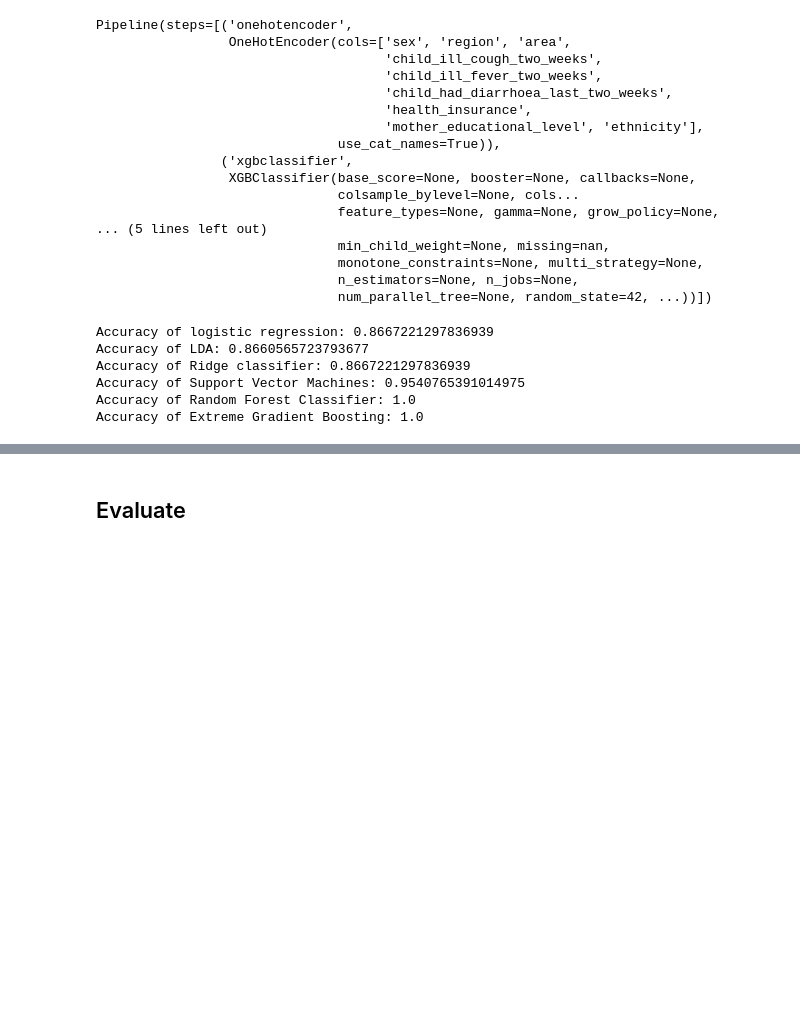
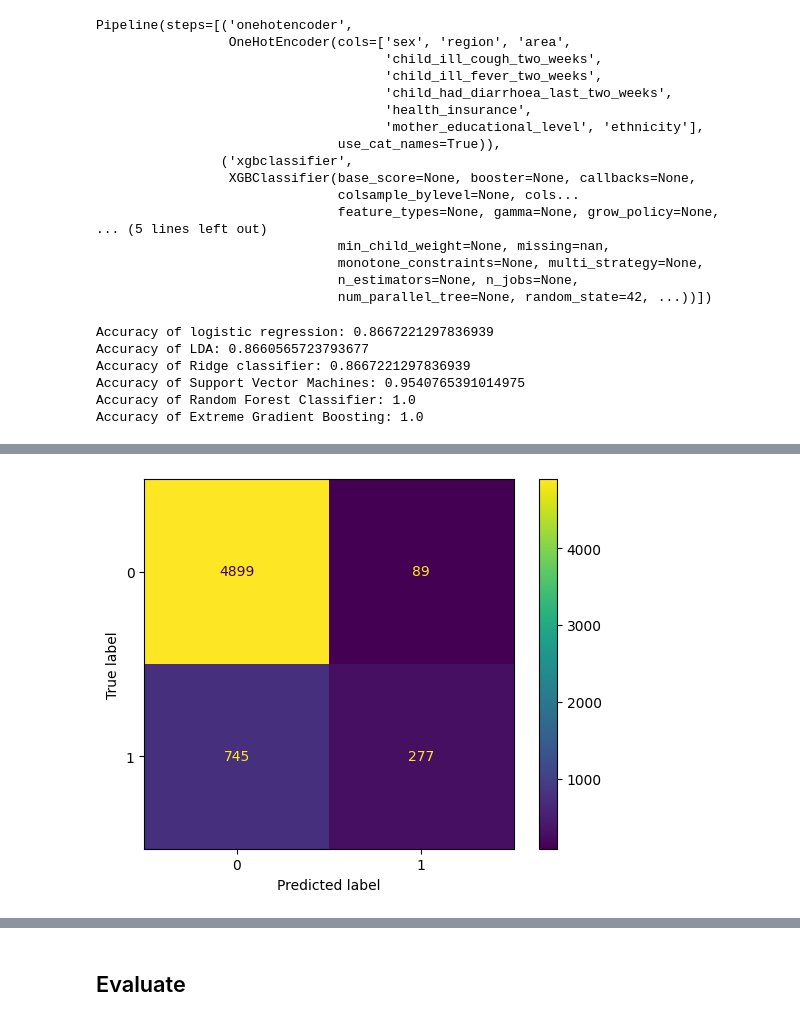
Before and after one commit to KomlaRD/machine_learning_dhs, a Jupyter notebook: ml_undernutrition.ipynb, the cells around one changed output, grey strips where cells are left out. Drawn from its saved outputs; the diff is of its cells as text; code cells hidden in the pictures; blank space fills up the shorter version.

```diff
--- a/ml_undernutrition.ipynb
+++ b/ml_undernutrition.ipynb
@@ -362,0 +379,7 @@ Accuracy of Extreme Gradient Boosting: 1.0
+# %%
+# Ridge classifier
+cm_rr = confusion_matrix(y_train_s, y_train_pred_rr)
+disp = ConfusionMatrixDisplay(confusion_matrix=cm_rr)
+disp.plot();
+# %% [output]
+[figure, added]
```
Also changed, not shown: parts of 6 cells of this notebook.
